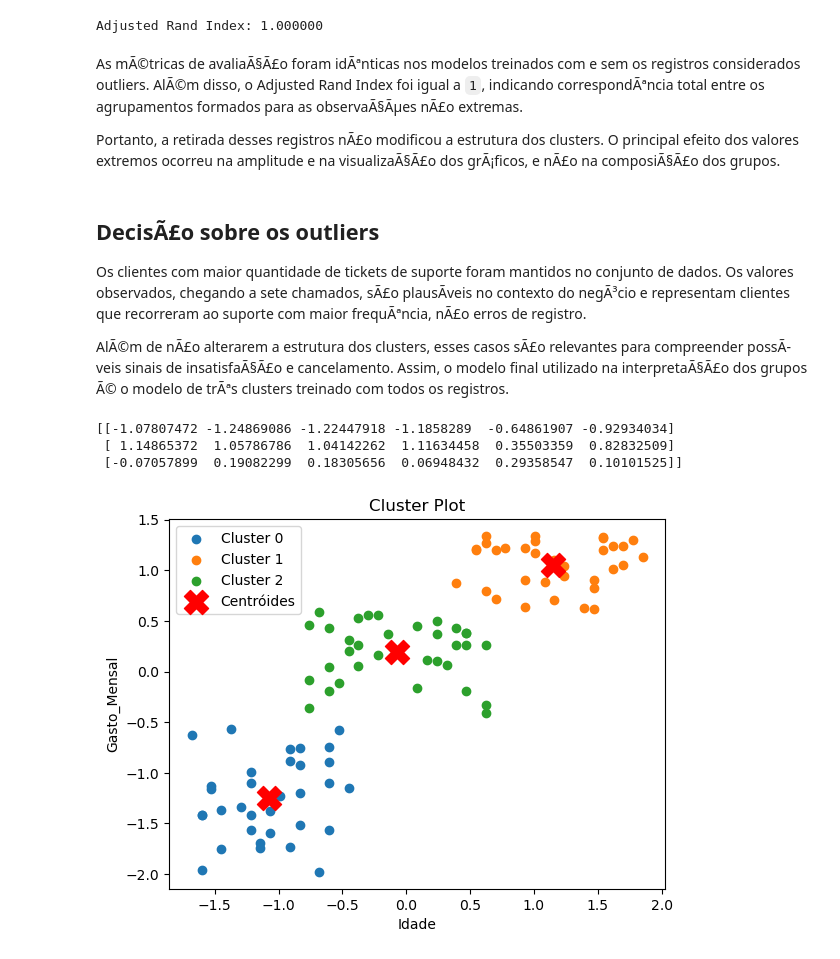
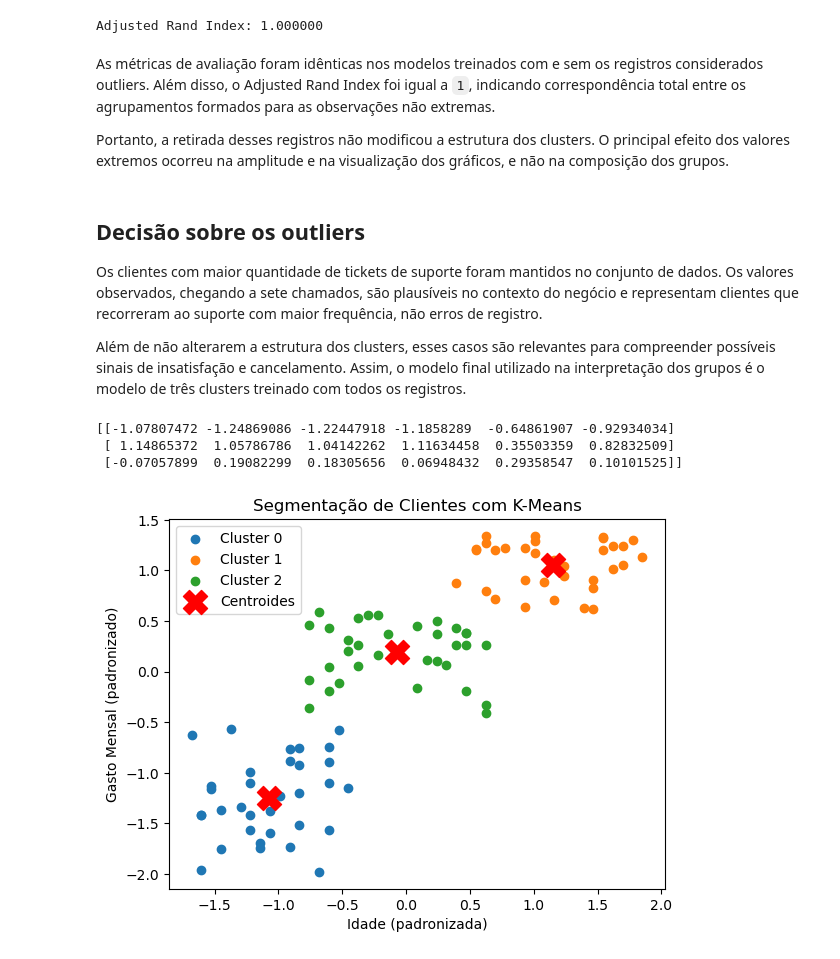
Before and after one commit to Brenervieira/brener-souza-portfolio, a Jupyter notebook: Data-Science-Portfolio/analise-multivariada/customer-churn-clustering/notebooks/final-clustering-analysis.ipynb, the cells around one changed output. Drawn from its saved outputs; the diff is of its cells as text; code cells hidden in the pictures.

Commit message:
docs: revise churn clustering notebooks presentation

```diff
--- a/Data-Science-Portfolio/analise-multivariada/customer-churn-clustering/notebooks/final-clustering-analysis.ipynb
+++ b/Data-Science-Portfolio/analise-multivariada/customer-churn-clustering/notebooks/final-clustering-analysis.ipynb
@@ -509,15 +509,15 @@ print(f'Adjusted Rand Index: {ari:.6f}')
 # %% [output]
 Adjusted Rand Index: 1.000000
 # %% [markdown]
-As mÃ©tricas de avaliaÃ§Ã£o foram idÃªnticas nos modelos treinados com e sem os registros considerados outliers. AlÃ©m disso, o Adjusted Rand Index foi igual a `1`, indicando correspondÃªncia total entre os agrupamentos formados para as observaÃ§Ãµes nÃ£o extremas.
+As métricas de avaliação foram idênticas nos modelos treinados com e sem os registros considerados outliers. Além disso, o Adjusted Rand Index foi igual a `1`, indicando correspondência total entre os agrupamentos formados para as observações não extremas.
 
-Portanto, a retirada desses registros nÃ£o modificou a estrutura dos clusters. O principal efeito dos valores extremos ocorreu na amplitude e na visualizaÃ§Ã£o dos grÃ¡ficos, e nÃ£o na composiÃ§Ã£o dos grupos.
+Portanto, a retirada desses registros não modificou a estrutura dos clusters. O principal efeito dos valores extremos ocorreu na amplitude e na visualização dos gráficos, e não na composição dos grupos.
 # %% [markdown]
-## DecisÃ£o sobre os outliers
+## Decisão sobre os outliers
 
-Os clientes com maior quantidade de tickets de suporte foram mantidos no conjunto de dados. Os valores observados, chegando a sete chamados, sÃ£o plausÃ­veis no contexto do negÃ³cio e representam clientes que recorreram ao suporte com maior frequÃªncia, nÃ£o erros de registro.
+Os clientes com maior quantidade de tickets de suporte foram mantidos no conjunto de dados. Os valores observados, chegando a sete chamados, são plausíveis no contexto do negócio e representam clientes que recorreram ao suporte com maior frequência, não erros de registro.
 
-AlÃ©m de nÃ£o alterarem a estrutura dos clusters, esses casos sÃ£o relevantes para compreender possÃ­veis sinais de insatisfaÃ§Ã£o e cancelamento. Assim, o modelo final utilizado na interpretaÃ§Ã£o dos grupos Ã© o modelo de trÃªs clusters treinado com todos os registros.
+Além de não alterarem a estrutura dos clusters, esses casos são relevantes para compreender possíveis sinais de insatisfação e cancelamento. Assim, o modelo final utilizado na interpretação dos grupos é o modelo de três clusters treinado com todos os registros.
 # %%
 centroides  = modelo_kmeans_v2.cluster_centers_
 # %%
@@ -529,31 +529,33 @@ print(centroides)
 # %%
 # Plotar os pontos de cada cluster
 for cluster_num in range(3):
 
     mask = df['cluster'] == cluster_num
 
     plt.scatter(
         df_scaled.loc[mask].iloc[:, 0],
         df_scaled.loc[mask].iloc[:, 1],
         label=f'Cluster {cluster_num}'
     )
 
-# Plotar os centrÃ³ides
+# Plotar os centróides
 plt.scatter(
     modelo_kmeans_v2.cluster_centers_[:, 0],
     modelo_kmeans_v2.cluster_centers_[:, 1],
     s=300,
     c='red',
     marker='X',
-    label='CentrÃ³ides'
+    label='Centróides'
 )
 
 plt.legend()
-plt.title('Cluster Plot')
-plt.xlabel(df_scaled.columns[0])
-plt.ylabel(df_scaled.columns[1])
+plt.title('Segmentação de Clientes com K-Means')
+plt.xlabel('Idade (padronizada)')
+plt.ylabel('Gasto Mensal (padronizado)')
+# Salvar em PNG
+plt.savefig("segmentacao_clientes.png", dpi=300)
 plt.show()
 # %% [output]
-[figure, old version]
+[figure, new version]
 # %%
 df[df.cluster == 0].head(5)
```
Also changed, not shown: parts of 37 cells of this notebook, 1 other file.
